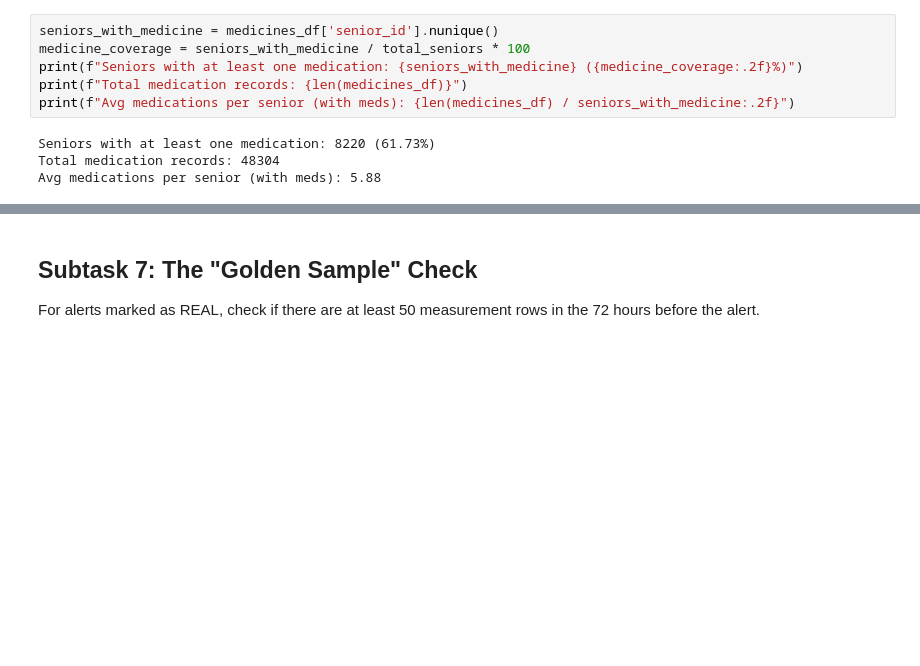
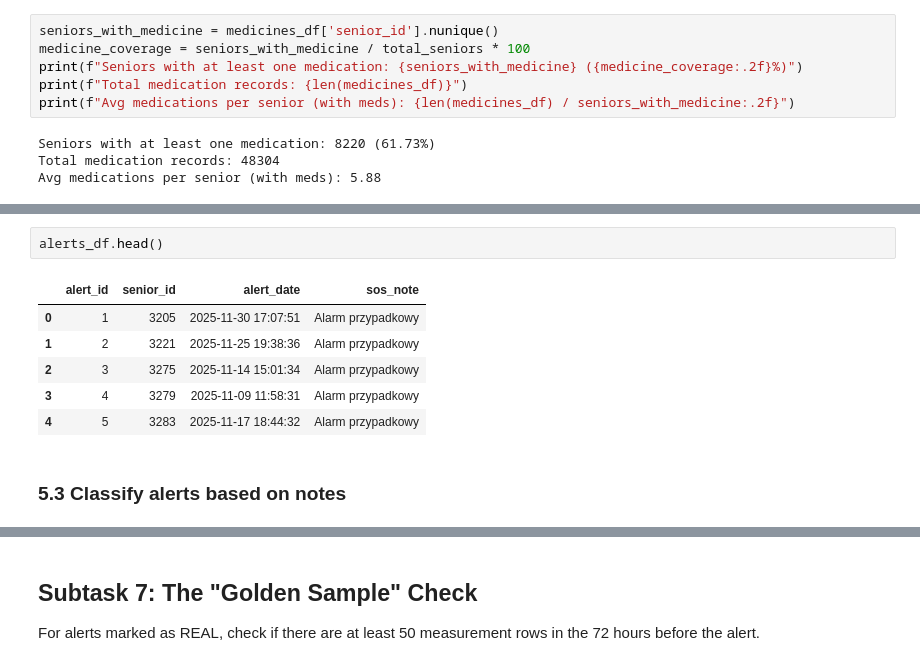
Before and after one commit to eldarmuk/AI-CVD, a Jupyter notebook: notebooks/02_basic_eda.ipynb, the cells around one changed output, grey strips where cells are left out. Cells and saved outputs as stored; diff of their text form; blank space fills up the shorter version.

```diff
--- a/notebooks/02_basic_eda.ipynb
+++ b/notebooks/02_basic_eda.ipynb
@@ -579 +594,12 @@ print("="*80)
+# %%
+alerts_df.head()
+# %% [output]
+|  | alert_id | senior_id | alert_date | sos_note |
+| 0 | 1 | 3205 | 2025-11-30 17:07:51 | Alarm przypadkowy |
+| 1 | 2 | 3221 | 2025-11-25 19:38:36 | Alarm przypadkowy |
+| 2 | 3 | 3275 | 2025-11-14 15:01:34 | Alarm przypadkowy |
+| 3 | 4 | 3279 | 2025-11-09 11:58:31 | Alarm przypadkowy |
+| 4 | 5 | 3283 | 2025-11-17 18:44:32 | Alarm przypadkowy |
+# %% [markdown]
+### 5.3 Classify alerts based on notes
 # %%
```
Also changed, not shown: parts of 16 cells of this notebook.
